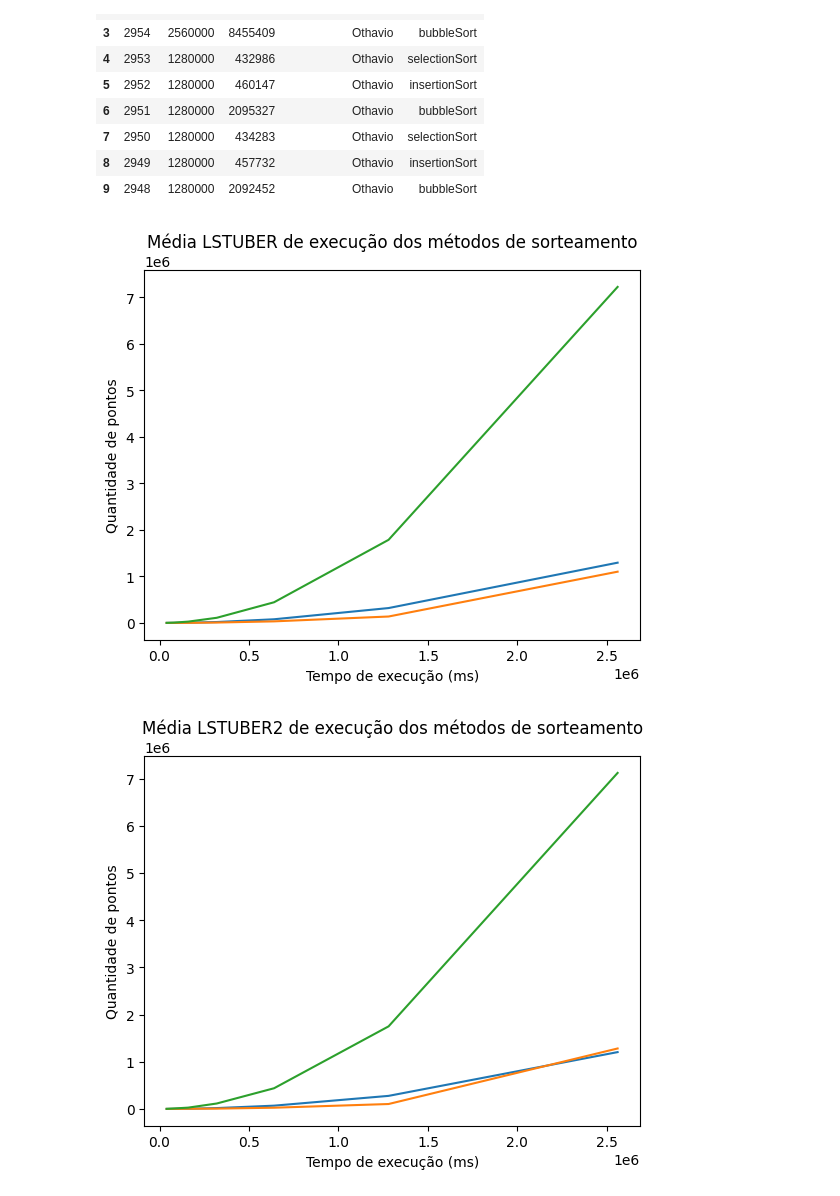
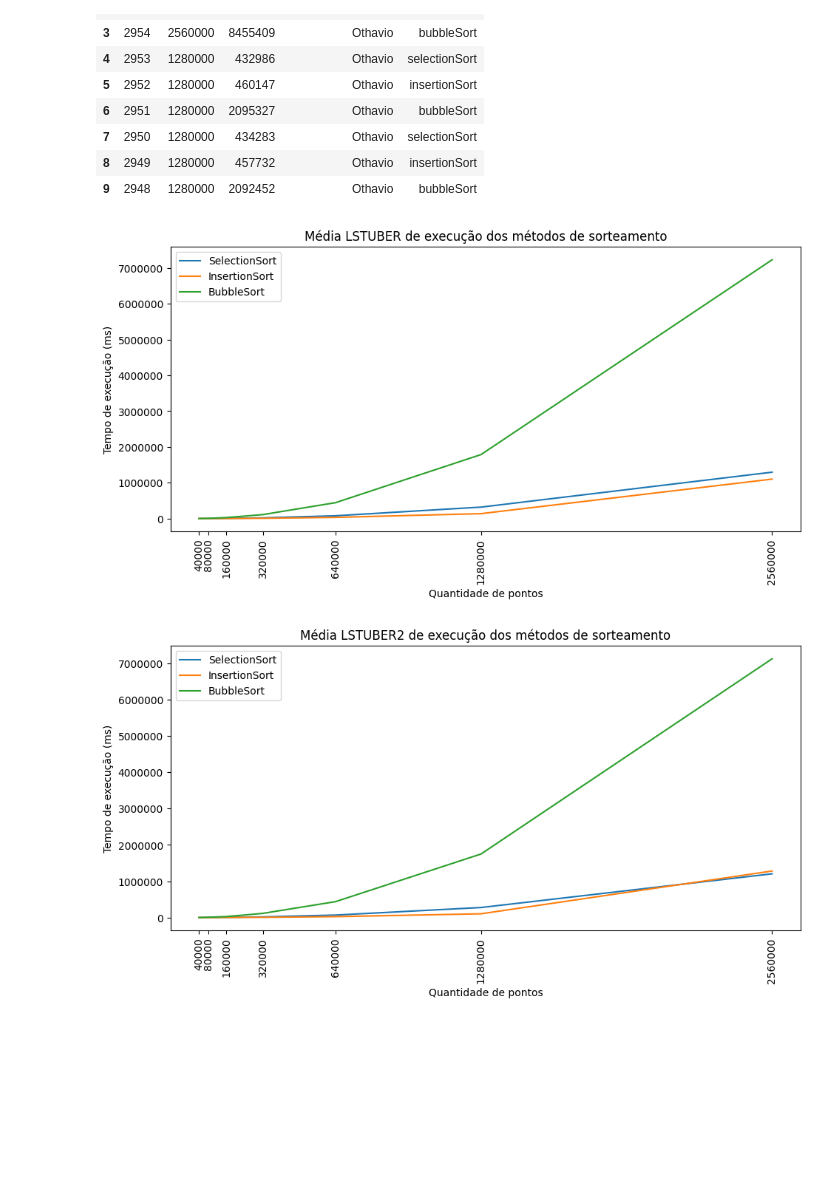
Before and after one commit to LCStuber/T1---CIC203---Algoritmos--Estrutura-de-Dados-e-Programa--o, a Jupyter notebook: Analise_de_Metodos_de_Sorteamento.ipynb, the cells around one changed output. Drawn from its saved outputs; the diff is of its cells as text; code cells hidden in the pictures; blank space fills up the shorter version.

```diff
--- a/Analise_de_Metodos_de_Sorteamento.ipynb
+++ b/Analise_de_Metodos_de_Sorteamento.ipynb
@@ -42,31 +41,36 @@ quantidade = [40000,80000,160000,320000,640000,1280000,2560000]
 # %%
 #Dados DESKTOP-LSTUBER
 
 media_lstuber_selection = []
 media_lstuber_insertion = []
 media_lstuber_bubble = []
 dados_lstuber = dados.loc[dados["pc"] == "DESKTOP-LSTUBER", :]
 
 for tipo in tipos:
     for qntd in quantidade:
         dados_selection = dados_lstuber.loc[dados_lstuber["tipo"] == tipo, :]
         dados_selection = dados_selection.loc[dados_selection["tamanho"] == qntd, :]
         if (tipo=="selectionSort"):
             media_lstuber_selection.append(dados_selection["tempo"].mean())
         elif tipo == "insertionSort":
             media_lstuber_insertion.append(dados_selection["tempo"].mean())
         else:
             media_lstuber_bubble.append(dados_selection["tempo"].mean())
 
 plt.plot(quantidade,media_lstuber_selection, label="SelectionSort")
 plt.plot(quantidade,media_lstuber_insertion, label="InsertionSort")
 plt.plot(quantidade,media_lstuber_bubble, label="BubbleSort")
-plt.xlabel("Tempo de execução (ms)")
-plt.ylabel("Quantidade de pontos")
+plt.ticklabel_format(style='plain')
+plt.xticks([40000,80000,160000,320000,640000,1280000,2560000])
+plt.ylabel("Tempo de execução (ms)")
+plt.xlabel("Quantidade de pontos")
 plt.title("Média LSTUBER de execução dos métodos de sorteamento")
+plt.legend()
+plt.setp(plt.gca().get_xticklabels(), rotation=90, horizontalalignment='center')
+plt.gcf().set_size_inches(11, 5)
 plt.show()
 # %% [output]
-[figure, old version]
+[figure, new version]
 # %%
 #Dados LAPTOP-LSTUBER
 
@@ -89,12 +93,17 @@ for tipo in tipos:
 plt.plot(quantidade,media_lstuber2_selection, label="SelectionSort")
 plt.plot(quantidade,media_lstuber2_insertion, label="InsertionSort")
 plt.plot(quantidade,media_lstuber2_bubble, label="BubbleSort")
-plt.xlabel("Tempo de execução (ms)")
-plt.ylabel("Quantidade de pontos")
+plt.ticklabel_format(style='plain')
+plt.xticks([40000,80000,160000,320000,640000,1280000,2560000])
+plt.ylabel("Tempo de execução (ms)")
+plt.xlabel("Quantidade de pontos")
 plt.title("Média LSTUBER2 de execução dos métodos de sorteamento")
+plt.legend()
+plt.setp(plt.gca().get_xticklabels(), rotation=90, horizontalalignment='center')
+plt.gcf().set_size_inches(11, 5)
 plt.show()
 # %% [output]
-[figure, old version]
+[figure, new version]
 # %%
 #Dados MSI
 
```
Also changed, not shown: parts of 6 cells of this notebook, 1 other file.
